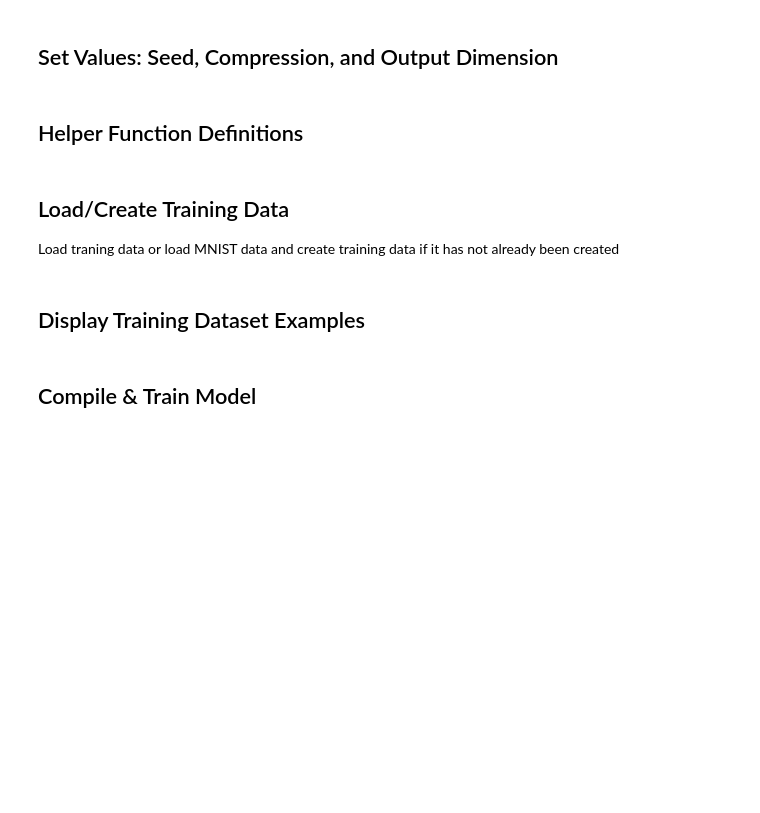
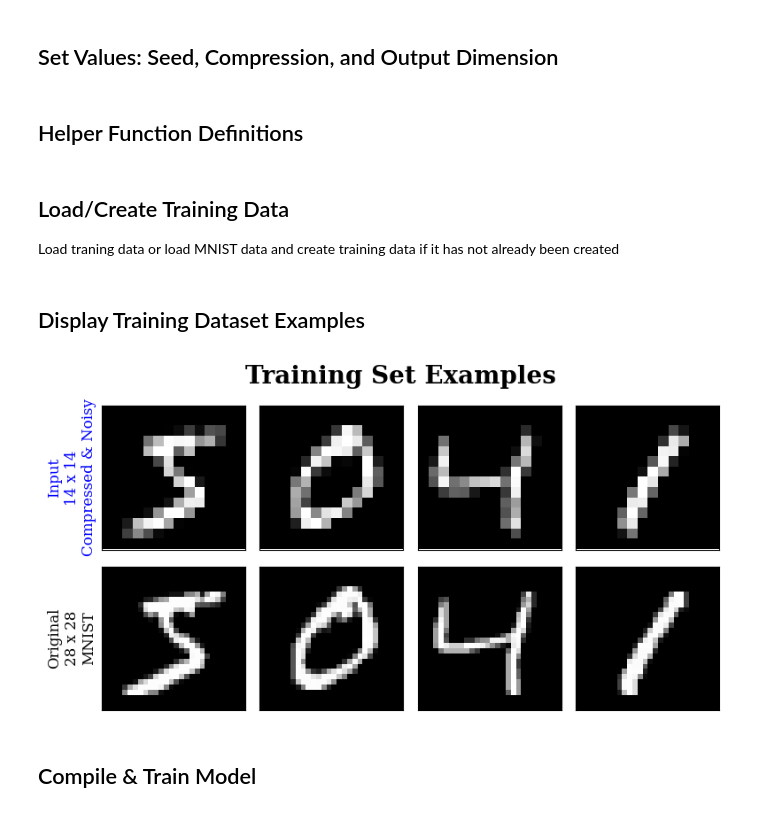
Before and after one commit to FS-CodeBase/Deep-Learning-Architectures-for-CompressedNoisy-Image-Signal-Recovery, a Jupyter notebook: pain_tf.ipynb, the cells around one changed output. Drawn from its saved outputs; the diff is of its cells as text; code cells hidden in the pictures; blank space fills up the shorter version.

```diff
--- a/pain_tf.ipynb
+++ b/pain_tf.ipynb
@@ -26,7 +29,7 @@ tf.random.set_seed(101)
 
 # Dimension of the compressed/noisy images (width=height)
 # cmp_dim = 4:(for 4x4), 7:(7x7), 14:(14x14), or 28:(28x284)
-cmp_dim = 7
+cmp_dim = 14
 
 # Dimension of output, original are 28 x 28
 out_dim  = 28
@@ -145,7 +148,7 @@ if not os.path.exists(directory):
 file = f'mnist_training_data_cmp' # Do not modify
 
 # If the training data does not exist, create it
-if not os.path.exists(f'{directory}/{file}.h5'):
+if not os.path.exists(f'{directory}/{file}_{cmp_dim}x{cmp_dim}.h5'):
     # Load MNIST
     (clean_train, _), (clean_test, _) = tf.keras.datasets.mnist.load_data()
 
@@ -194,35 +197,37 @@ else: # If data exists, load it
 
 # Create a 2 by 4 subplot handle
 fig, axes = plt.subplots(2, 4, figsize=(9, 4.5))
 axes      = axes.flatten()
 
 # Add title
 fig.suptitle('Training Set Examples', fontsize=20, fontweight='bold', fontfamily='serif')
 
 # Shift window through training dataset
 sft_idx = 0
 
 # Plot noisy and decompressed realizations in each subplot
 for idx in range(4):
     # Plot noisy
     axes[idx].imshow(noisy_train[idx+sft_idx].reshape(cmp_dim,cmp_dim),cmap='gray')
     axes[idx].set_xticks([]) # Remove xticklabels
     axes[idx].set_yticks([]) # Remove yticklabels
 
     # Plot original
     axes[idx+4].imshow(clean_train[idx+sft_idx].reshape(out_dim,out_dim),cmap='gray')
     axes[idx+4].set_xticks([]) # Remove xticklabels
     axes[idx+4].set_yticks([]) # Remove yticklabels
 
 # Set ylables
-axes[0].set_ylabel(f'{cmp_dim} x {cmp_dim}\n(Input)\nCompressed & Noisy',fontdict={'fontsize': 12, 'fontfamily': 'serif', 'color':'blue'})
-axes[4].set_ylabel('28 x 28\n(Original)\nMNIST',fontdict={'fontsize': 12, 'fontfamily': 'serif'})
+axes[0].set_ylabel(f'Input\n{cmp_dim} x {cmp_dim}\nCompressed & Noisy',fontdict={'fontsize': 12, 'fontfamily': 'serif', 'color':'blue'})
+axes[4].set_ylabel(f'Original\n{out_dim} x {out_dim}\nMNIST',fontdict={'fontsize': 12, 'fontfamily': 'serif'})
 
 # Adjust layout to decrease padding between subplots
 plt.subplots_adjust(wspace=0.1, hspace=0.1)
 
 # Display the figure
 plt.show()
+# %% [output]
+[figure, added]
 # %% [markdown]
 ## Compile & Train Model
 # %%
```
Also changed, not shown: parts of 8 cells of this notebook, 3 other files.
